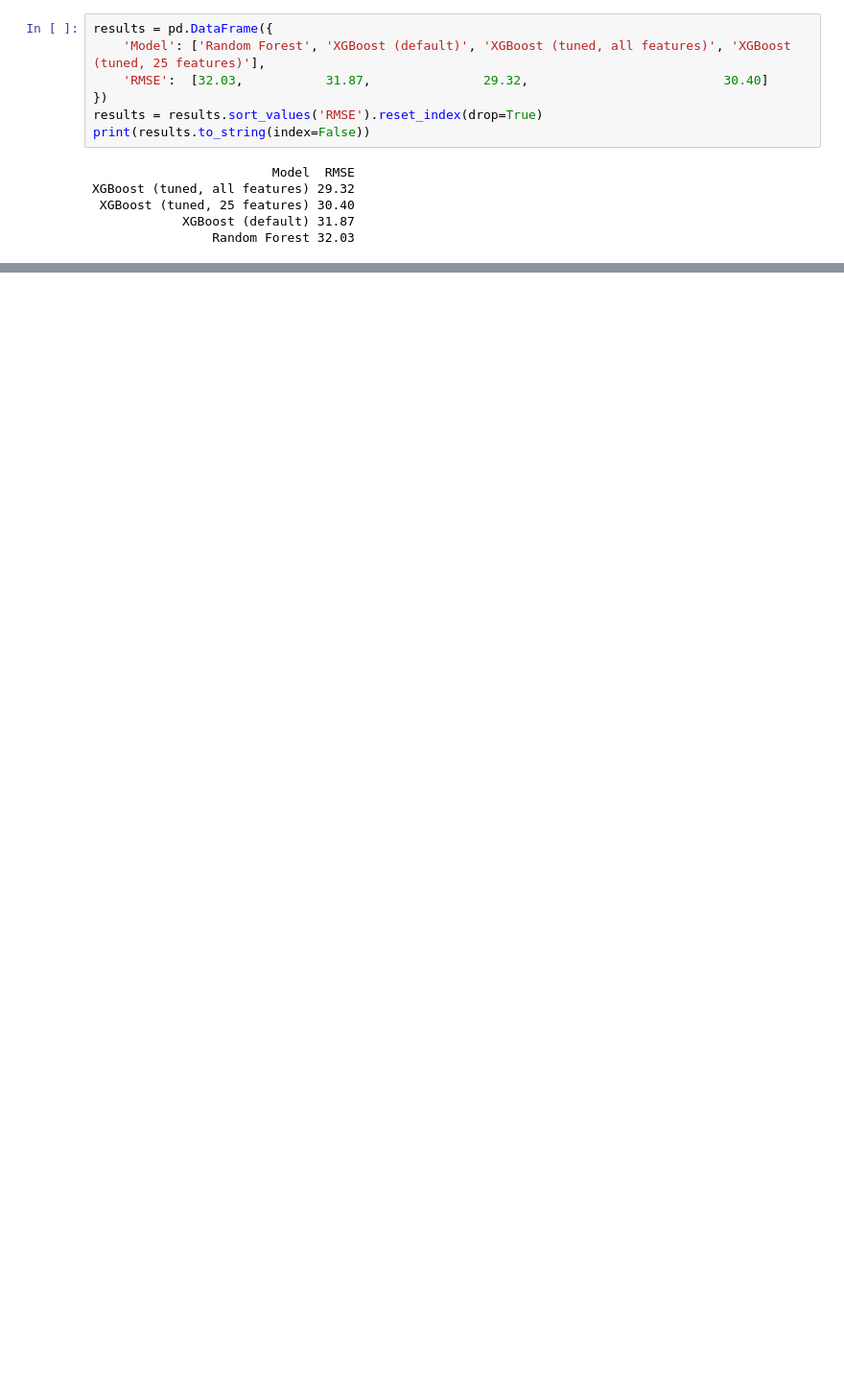
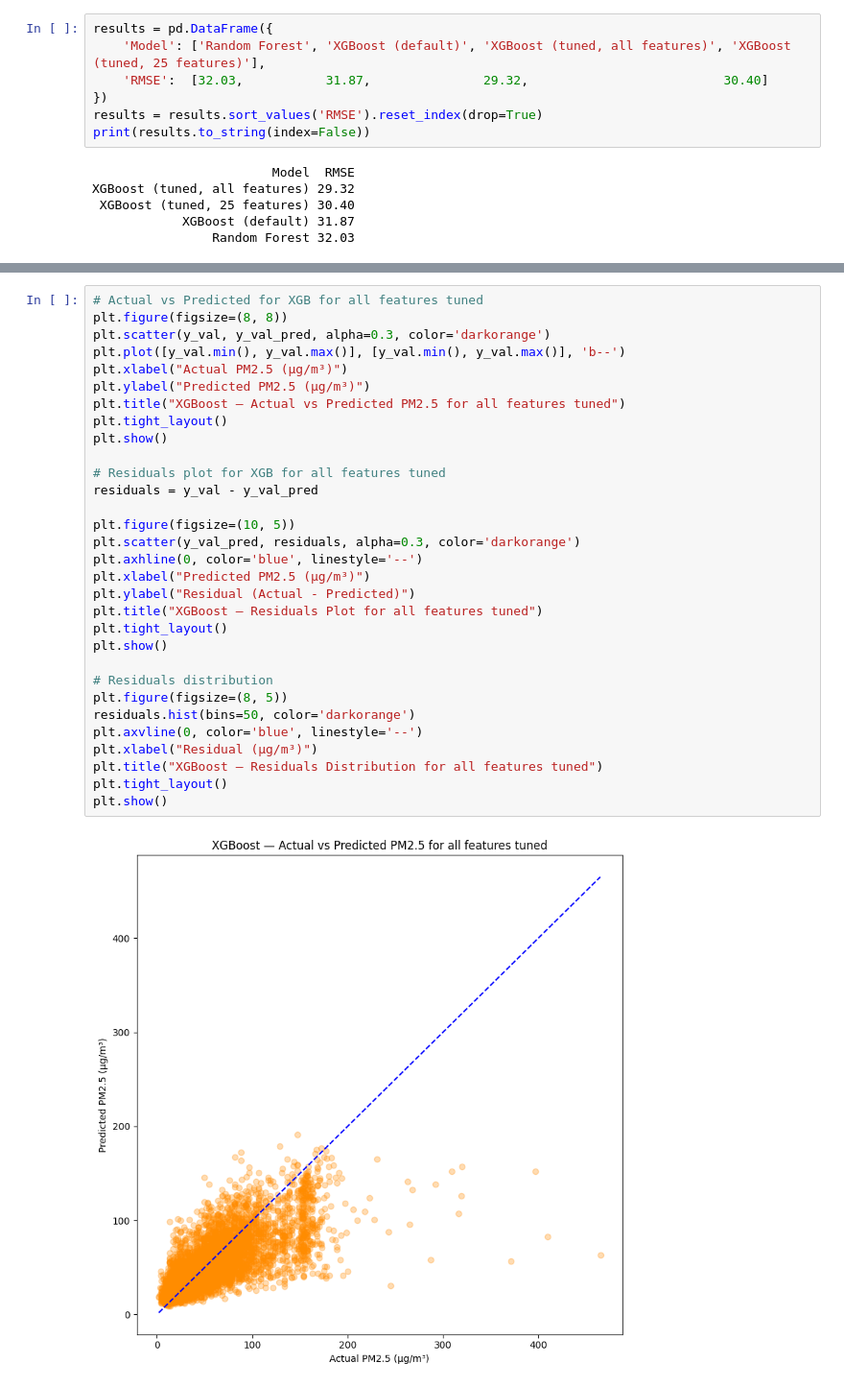
Before and after one commit to flyingpinguu/air_pollution_mlproject, a Jupyter notebook: XGBoost.ipynb, the cells around one changed output, grey strips where cells are left out. Shown at 96% size. Saved outputs shown, nothing was run; the diff lists cells and outputs as text; blank space fills up the shorter version.

```diff
--- a/XGBoost.ipynb
+++ b/XGBoost.ipynb
@@ -199,0 +282,33 @@ XGBoost (tuned, all features) 29.32
+# %%
+# Actual vs Predicted for XGB for all features tuned
+plt.figure(figsize=(8, 8))
+plt.scatter(y_val, y_val_pred, alpha=0.3, color='darkorange')
+plt.plot([y_val.min(), y_val.max()], [y_val.min(), y_val.max()], 'b--')
+plt.xlabel("Actual PM2.5 (µg/m³)")
+plt.ylabel("Predicted PM2.5 (µg/m³)")
+plt.title("XGBoost — Actual vs Predicted PM2.5 for all features tuned")
+plt.tight_layout()
+plt.show()
+
+# Residuals plot for XGB for all features tuned
+residuals = y_val - y_val_pred
+
+plt.figure(figsize=(10, 5))
+plt.scatter(y_val_pred, residuals, alpha=0.3, color='darkorange')
+plt.axhline(0, color='blue', linestyle='--')
+plt.xlabel("Predicted PM2.5 (µg/m³)")
+plt.ylabel("Residual (Actual - Predicted)")
+plt.title("XGBoost — Residuals Plot for all features tuned")
+plt.tight_layout()
+plt.show()
+
+# Residuals distribution
+plt.figure(figsize=(8, 5))
+residuals.hist(bins=50, color='darkorange')
+plt.axvline(0, color='blue', linestyle='--')
+plt.xlabel("Residual (µg/m³)")
+plt.title("XGBoost — Residuals Distribution for all features tuned")
+plt.tight_layout()
+plt.show()
+# %% [output]
+[figure, added]
```
Also changed, not shown: parts of 7 cells of this notebook, 1 other file.
